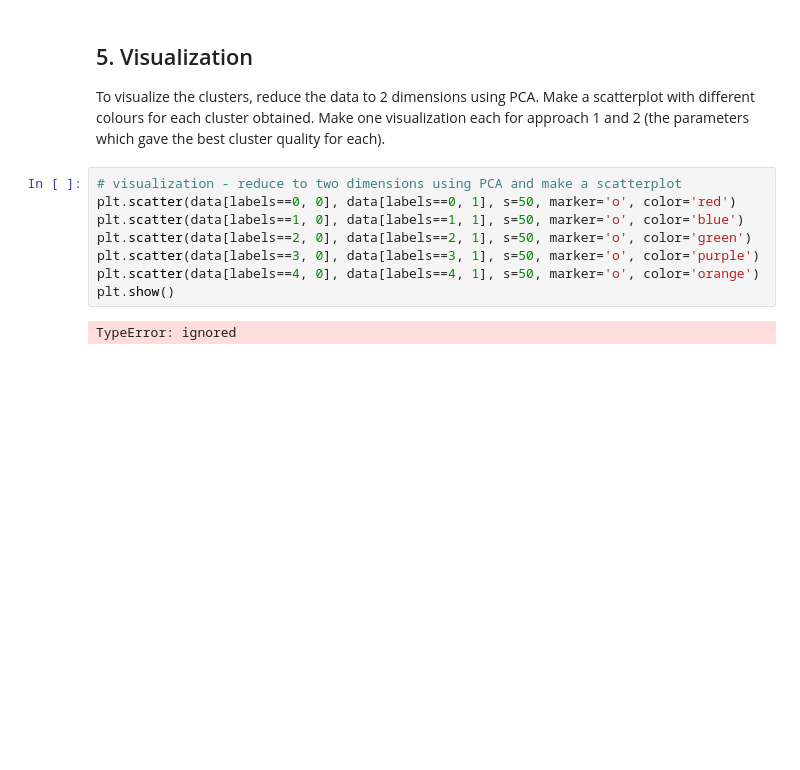
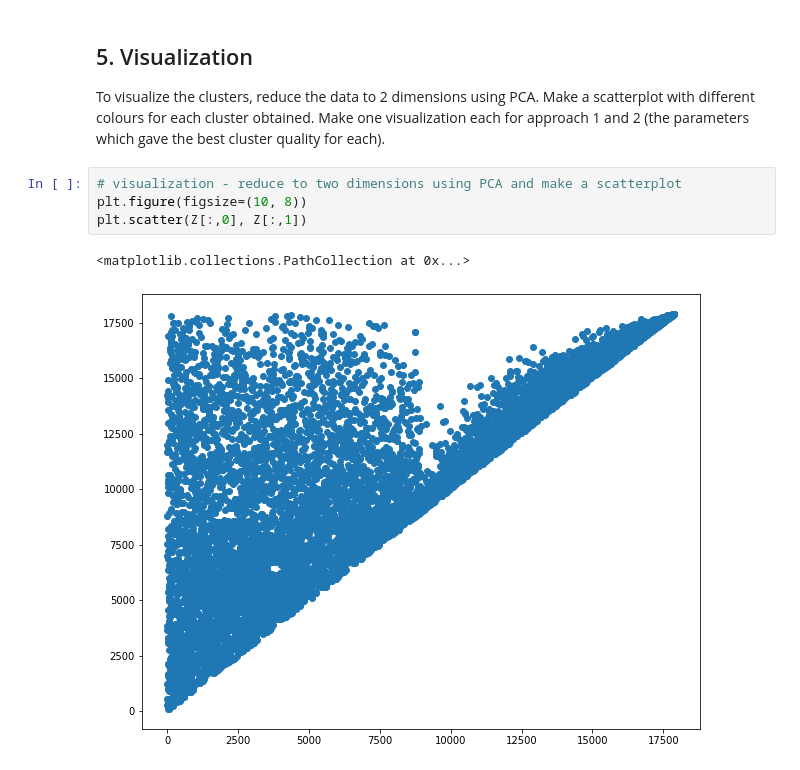
Before and after one commit to Nithesh-b/miniproject2, a Jupyter notebook: Mini_Project_2.ipynb, the cells around one changed output. Cells and saved outputs as stored; diff of their text form; blank space fills up the shorter version.

```diff
--- a/Mini_Project_2.ipynb
+++ b/Mini_Project_2.ipynb
@@ -172,13 +173,10 @@ core_samples[dbsc.core_sample_indices_] = True
 # %% [markdown]
 ## 5. Visualization
 To visualize the clusters, reduce the data to 2 dimensions using PCA. Make a scatterplot with different colours for each cluster obtained. Make one visualization each for approach 1 and 2 (the parameters which gave the best cluster quality for each).
-# %%
-# visualization - reduce to two dimensions using PCA and make a scatterplot
-plt.scatter(data[labels==0, 0], data[labels==0, 1], s=50, marker='o', color='red')
-plt.scatter(data[labels==1, 0], data[labels==1, 1], s=50, marker='o', color='blue')
-plt.scatter(data[labels==2, 0], data[labels==2, 1], s=50, marker='o', color='green')
-plt.scatter(data[labels==3, 0], data[labels==3, 1], s=50, marker='o', color='purple')
-plt.scatter(data[labels==4, 0], data[labels==4, 1], s=50, marker='o', color='orange')
-plt.show()
-# %% [output]
-TypeError: ignored
+# %%
+# visualization - reduce to two dimensions using PCA and make a scatterplot
+plt.figure(figsize=(10, 8))
+plt.scatter(Z[:,0], Z[:,1])
+# %% [output]
+<matplotlib.collections.PathCollection at 0x...>
+[figure, added]
```
Also changed, not shown: parts of 6 cells of this notebook.
